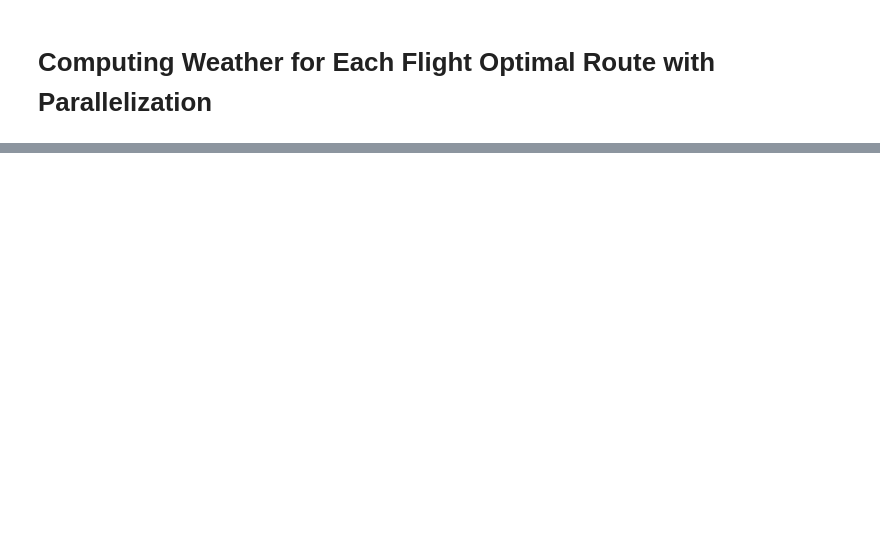
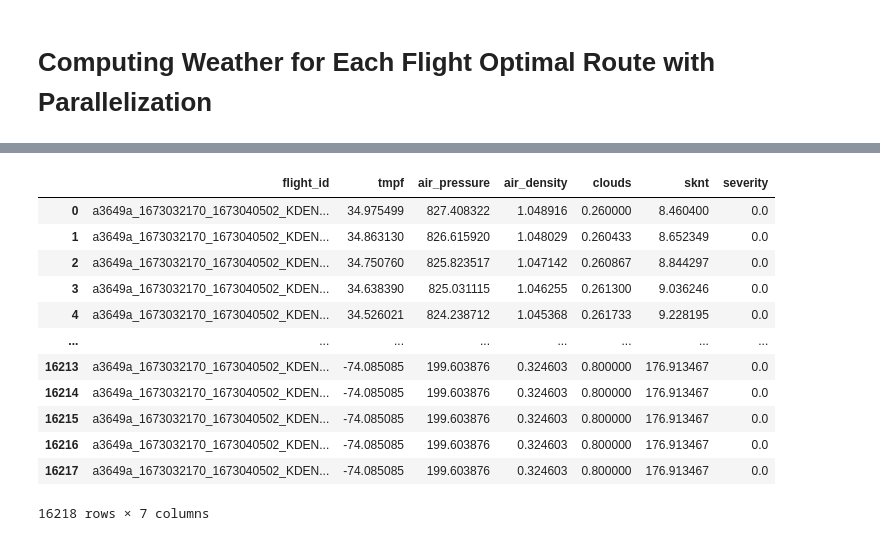
Before and after one commit to Flight-Path-Analysis/FlightPathAnalysis, a Jupyter notebook: tutorials/Compute_Optimal_Weather.ipynb, the cells around one changed output, grey strips where cells are left out. Drawn from its saved outputs; the diff is of its cells as text; code cells hidden in the pictures; blank space fills up the shorter version.

```diff
--- a/tutorials/Compute_Optimal_Weather.ipynb
+++ b/tutorials/Compute_Optimal_Weather.ipynb
@@ -264,0 +313,27 @@ Estimate time to finish: 6h 27m 34s.
+# %%
+# flight_id = "a44565_1673808290_1673816496_KDEN_KSEA"
+conn = sqlite3.connect(flights_database)
+
+optimal_state_vectors_weather = pd.read_sql_query(f"""
+    SELECT svw.*
+    FROM optimal_state_vector_weather AS svw
+    WHERE svw.flight_id = "{flight_id}"
+    """,
+    conn)
+conn.close()
+
+optimal_state_vectors_weather
+# %% [output]
+|  | flight_id | tmpf | air_pressure | air_density | clouds | sknt | severity |
+| 0 | a3649a_1673032170_1673040502_KDEN... | 34.975499 | 827.408322 | 1.048916 | 0.260000 | 8.460400 | 0.0 |
+| 1 | a3649a_1673032170_1673040502_KDEN... | 34.863130 | 826.615920 | 1.048029 | 0.260433 | 8.652349 | 0.0 |
+| 2 | a3649a_1673032170_1673040502_KDEN... | 34.750760 | 825.823517 | 1.047142 | 0.260867 | 8.844297 | 0.0 |
+| 3 | a3649a_1673032170_1673040502_KDEN... | 34.638390 | 825.031115 | 1.046255 | 0.261300 | 9.036246 | 0.0 |
+| 4 | a3649a_1673032170_1673040502_KDEN... | 34.526021 | 824.238712 | 1.045368 | 0.261733 | 9.228195 | 0.0 |
+| ... | ... | ... | ... | ... | ... | ... | ... |
+| 16213 | a3649a_1673032170_1673040502_KDEN... | -74.085085 | 199.603876 | 0.324603 | 0.800000 | 176.913467 | 0.0 |
+| 16214 | a3649a_1673032170_1673040502_KDEN... | -74.085085 | 199.603876 | 0.324603 | 0.800000 | 176.913467 | 0.0 |
+| 16215 | a3649a_1673032170_1673040502_KDEN... | -74.085085 | 199.603876 | 0.324603 | 0.800000 | 176.913467 | 0.0 |
+| 16216 | a3649a_1673032170_1673040502_KDEN... | -74.085085 | 199.603876 | 0.324603 | 0.800000 | 176.913467 | 0.0 |
+| 16217 | a3649a_1673032170_1673040502_KDEN... | -74.085085 | 199.603876 | 0.324603 | 0.800000 | 176.913467 | 0.0 |
+16218 rows × 7 columns
```
Also changed, not shown: parts of 5 cells of this notebook, 4 other files.
